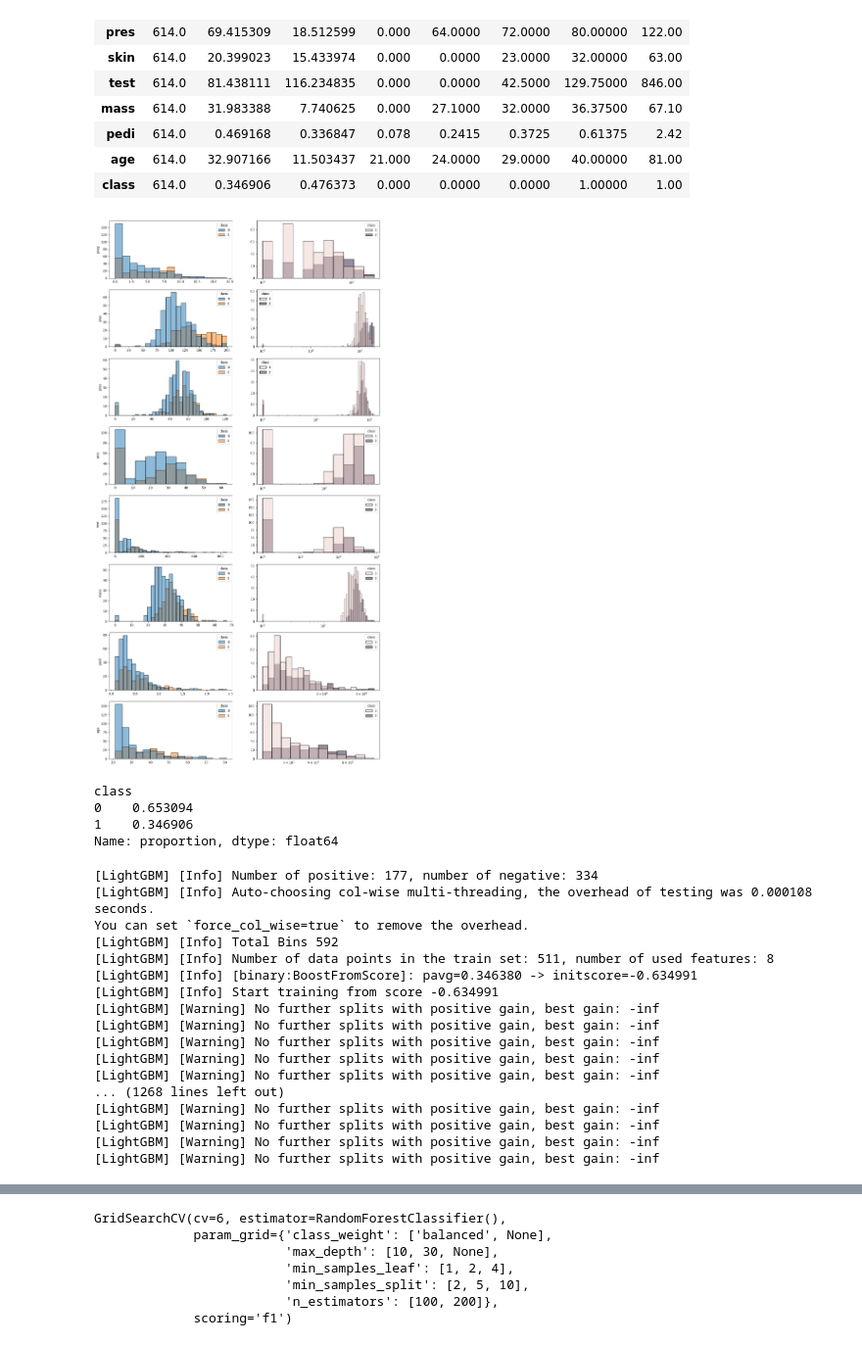
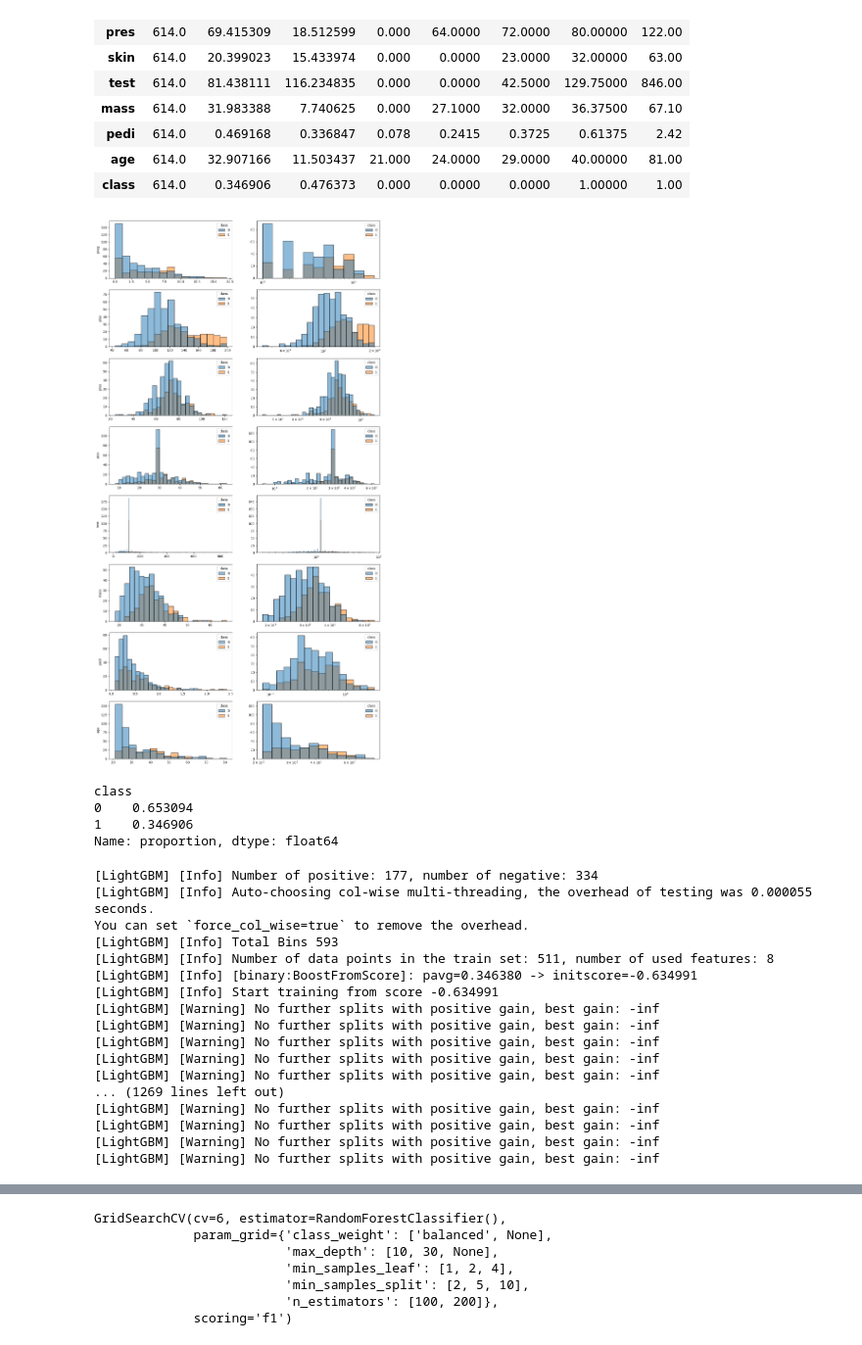
Before and after one commit to vrieraj/ONLINE_DS_THEBRIDGE_Ejercicios, a Jupyter notebook: 04_Machine_Learning/Sprint_11/Unidad_02/Practica_Obligatoria/18_Practica_Obligatoria_Ensamblado_de_Modelos.ipynb, the cells around one changed output, grey strips where cells are left out. Shown at 98% size. Cells and saved outputs as stored; diff of their text form; code cells hidden in the pictures.

```diff
--- a/04_Machine_Learning/Sprint_11/Unidad_02/Practica_Obligatoria/18_Practica_Obligatoria_Ensamblado_de_Modelos.ipynb
+++ b/04_Machine_Learning/Sprint_11/Unidad_02/Practica_Obligatoria/18_Practica_Obligatoria_Ensamblado_de_Modelos.ipynb
@@ -117,19 +117,32 @@ set_train.describe().T
 | pedi | 614.0 | 0.469168 | 0.336847 | 0.078 | 0.2415 | 0.3725 | 0.61375 | 2.42 |
 | age | 614.0 | 32.907166 | 11.503437 | 21.000 | 24.0000 | 29.0000 | 40.00000 | 81.00 |
 | class | 614.0 | 0.346906 | 0.476373 | 0.000 | 0.0000 | 0.0000 | 1.00000 | 1.00 |
+# %%
+# Corrección de nulos en live review
+
+tienen_nulos = ['plas','pres','skin','test','mass']
+
+set_train[tienen_nulos] = set_train[tienen_nulos].replace(0,np.nan)
+set_test[tienen_nulos] = set_test[tienen_nulos].replace(0,np.nan)
+# %%
+from sklearn.impute import SimpleImputer
+
+imp = SimpleImputer(strategy='median')
+set_train[tienen_nulos] = imp.fit_transform(set_train[tienen_nulos])
+set_test[tienen_nulos] = imp.transform(set_test[tienen_nulos])
 # %%
 features = set_train.columns.to_list()[:-1]
 
 fig, ax = plt.subplots(len(features),2, figsize=(15,30))
 for index, feature in enumerate(features):
     sns.histplot(set_train, x=feature, hue=target, ax=ax[index,0])
-    sns.histplot(set_train+1, x=feature, hue=target, ax=ax[index,1], log_scale=True)
+    sns.histplot(set_train, x=feature, hue=target, ax=ax[index,1], log_scale=True)
     ax[index, 0].set_xlabel('')
     ax[index, 1].set_xlabel('')
     ax[index, 0].set_ylabel(feature)
     ax[index, 1].set_ylabel('')
 # %% [output]
-[figure, old version]
+[figure, new version]
 # %%
 set_train[target].value_counts(True)
 # %% [output]
@@ -155,9 +168,9 @@ for name, model in zip(['RandomForest','XGBooster','LightGBooster'],[rforest, xg
     scores[name] = (f1.mean(), f1_macro.mean())
 # %% [output]
 [LightGBM] [Info] Number of positive: 177, number of negative: 334
-[LightGBM] [Info] Auto-choosing col-wise multi-threading, the overhead of testing was 0.000108 seconds.
+[LightGBM] [Info] Auto-choosing col-wise multi-threading, the overhead of testing was 0.000055 seconds.
 You can set `force_col_wise=true` to remove the overhead.
-[LightGBM] [Info] Total Bins 592
+[LightGBM] [Info] Total Bins 593
 [LightGBM] [Info] Number of data points in the train set: 511, number of used features: 8
 [LightGBM] [Info] [binary:BoostFromScore]: pavg=0.346380 -> initscore=-0.634991
 [LightGBM] [Info] Start training from score -0.634991
@@ -166,7 +179,7 @@ You can set `force_col_wise=true` to remove the overhead.
 [LightGBM] [Warning] No further splits with positive gain, best gain: -inf
 [LightGBM] [Warning] No further splits with positive gain, best gain: -inf
 [LightGBM] [Warning] No further splits with positive gain, best gain: -inf
-... (1268 lines left out)
+... (1269 lines left out)
 [LightGBM] [Warning] No further splits with positive gain, best gain: -inf
 [LightGBM] [Warning] No further splits with positive gain, best gain: -inf
 [LightGBM] [Warning] No further splits with positive gain, best gain: -inf
```
Also changed, not shown: parts of 5 cells of this notebook.
